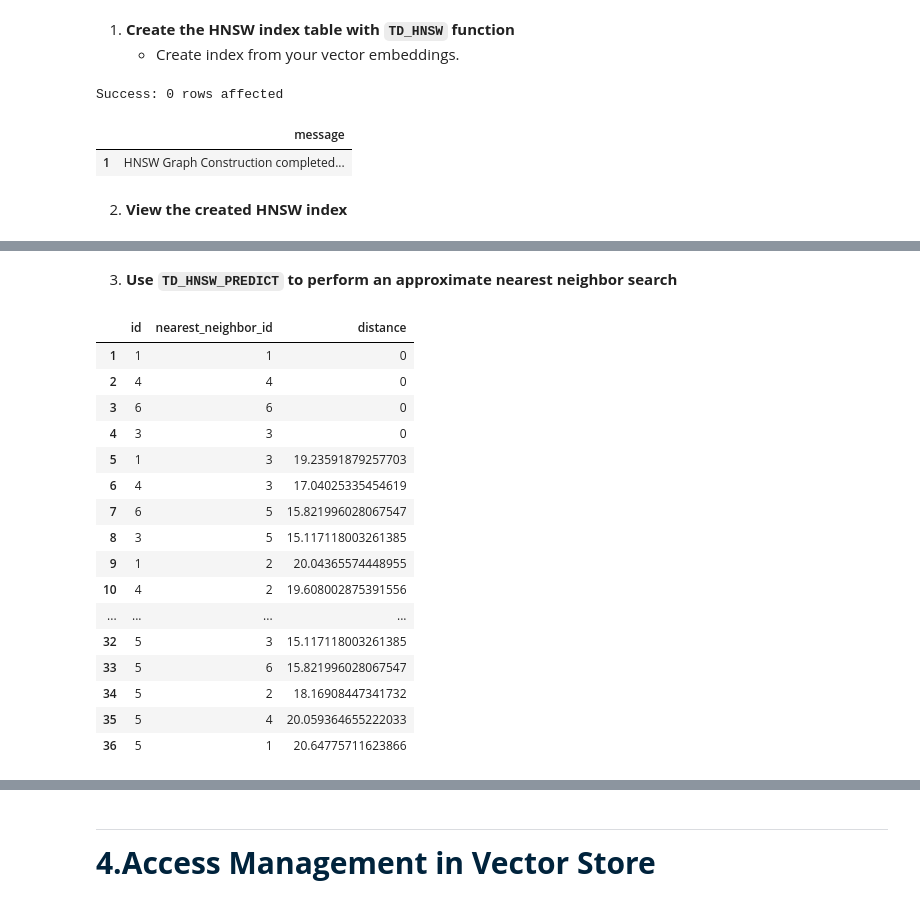
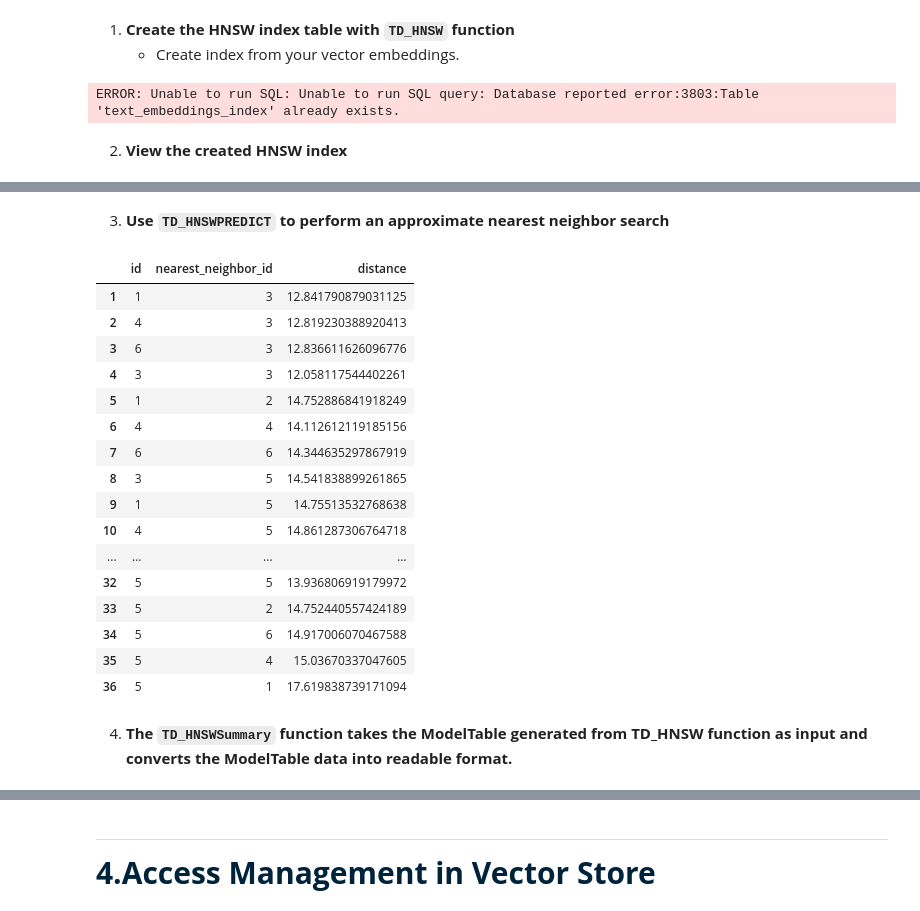
Before and after one commit to Teradata/vector-store-examples, a Jupyter notebook: Vector_Store_Enablement_SQL/Vector_Store_Getting_Started_SQL.ipynb, the cells around one changed output, grey strips where cells are left out. Saved outputs shown, nothing was run; the diff lists cells and outputs as text; code cells hidden in the pictures.

```diff
--- a/Vector_Store_Enablement_SQL/Vector_Store_Getting_Started_SQL.ipynb
+++ b/Vector_Store_Enablement_SQL/Vector_Store_Getting_Started_SQL.ipynb
@@ -515,7 +542,7 @@ The HNSW (Hierarchical Navigable Small World) algorithm organizes vectors into a
    - Create index from your vector embeddings.
 # %%
 SELECT * FROM TD_HNSW(
-    ON text_embeddings AS InputTable
+    ON text_embeddings_normalized AS InputTable
     OUT PERMANENT TABLE ModelTable(text_embeddings_index)
     USING
     IDColumn('id')
@@ -529,9 +556,7 @@ SELECT * FROM TD_HNSW(
     ApplyHeuristics('true')
 ) AS DT;
 # %% [output]
-Success: 0 rows affected
+ERROR: Unable to run SQL: Unable to run SQL query: Database reported error:3803:Table 'text_embeddings_index' already exists.
-|  | message |
-| 1 | HNSW Graph Construction completed... |
 # %% [markdown]
 2. **View the created HNSW index**
 # %%
@@ -539,30 +564,32 @@ SELECT * FROM text_embeddings_index;
 # %% [output]
 [interactive output not drawn]
 # %% [markdown]
-3. **Use `TD_HNSW_PREDICT` to perform an approximate nearest neighbor search**
+3. **Use `TD_HNSWPREDICT` to perform an approximate nearest neighbor search**
 # %%
 SELECT * FROM TD_HNSWPredict (
  ON text_embeddings_index as ModelTable
- ON text_embeddings as InputTable DIMENSION
+ ON text_embeddings_normalized as InputTable DIMENSION
  USING
  IdColumn('id')
  VectorColumn('Embedding')
 ) as alias;
 # %% [output]
 |  | id | nearest_neighbor_id | distance |
-| 1 | 1 | 1 | 0 |
-| 2 | 4 | 4 | 0 |
-| 3 | 6 | 6 | 0 |
-| 4 | 3 | 3 | 0 |
-| 5 | 1 | 3 | 19.23591879257703 |
-| 6 | 4 | 3 | 17.04025335454619 |
-| 7 | 6 | 5 | 15.821996028067547 |
-| 8 | 3 | 5 | 15.117118003261385 |
-| 9 | 1 | 2 | 20.04365574448955 |
-| 10 | 4 | 2 | 19.608002875391556 |
+| 1 | 1 | 3 | 12.841790879031125 |
+| 2 | 4 | 3 | 12.819230388920413 |
+| 3 | 6 | 3 | 12.836611626096776 |
+| 4 | 3 | 3 | 12.058117544402261 |
+| 5 | 1 | 2 | 14.752886841918249 |
+| 6 | 4 | 4 | 14.112612119185156 |
+| 7 | 6 | 6 | 14.344635297867919 |
+| 8 | 3 | 5 | 14.541838899261865 |
+| 9 | 1 | 5 | 14.75513532768638 |
+| 10 | 4 | 5 | 14.861287306764718 |
 | ... | ... | ... | ... |
-| 32 | 5 | 3 | 15.117118003261385 |
-| 33 | 5 | 6 | 15.821996028067547 |
-| 34 | 5 | 2 | 18.16908447341732 |
-| 35 | 5 | 4 | 20.059364655222033 |
-| 36 | 5 | 1 | 20.64775711623866 |
+| 32 | 5 | 5 | 13.936806919179972 |
+| 33 | 5 | 2 | 14.752440557424189 |
+| 34 | 5 | 6 | 14.917006070467588 |
+| 35 | 5 | 4 | 15.03670337047605 |
+| 36 | 5 | 1 | 17.619838739171094 |
+# %% [markdown]
+4. **The `TD_HNSWSummary` function takes the ModelTable generated from TD_HNSW function as input and converts the ModelTable data into readable format.**
```
Also changed, not shown: parts of 13 cells of this notebook.
